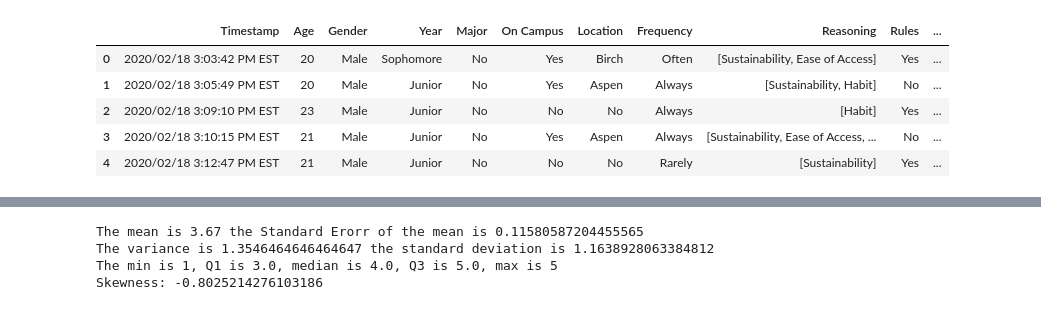
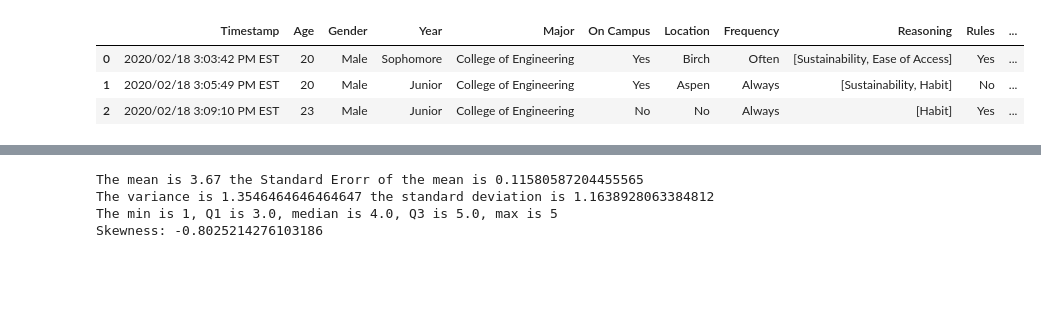
Before and after one commit to aalmeida9/362Project1, a Jupyter notebook: main.ipynb, the cells around one changed output, grey strips where cells are left out. Drawn from its saved outputs; the diff is of its cells as text; code cells hidden in the pictures; blank space fills up the shorter version.

Commit message:
replace majors with college fixed, I think

```diff
--- a/main.ipynb
+++ b/main.ipynb
@@ -12,25 +12,25 @@ df = df.iloc[0:100]
 # %%
 #data cleaning
 df.rename(columns = { 'How old are you?':'Age', 'What is your gender?':'Gender', 'What year are you?':'Year', 'What is your major?':'Major',
                      'Do you live on campus?':'On Campus', 'If you do live on campus, where do live?':'Location',
                      'How often do you recycle?':'Frequency', 'Why do you recycle?':'Reasoning',
                      'Are the recycling rules on campus clearly presented?':'Rules',
                      'If not, if the recycling rules were clearer would you be more likely to recycle?':'Likelihood',
                      'Do you look for the recycle symbol before recycling?':'Symbol', 'What items do you usually recycle?':'Items',
                      'Did the survey overall make you think about your own personal recycling methods and habits?':'Habits',
                      'Whats the best way to reach you for the prize draw? (Email, Phone, etc. )':'Prize'}, inplace = True)
 #print(df.columns)
 df.fillna('No', inplace=True)
 #dict.fromkeys(['Beer','Alcohol','Beverage','Drink'], 'Drink')
 #df['Major'].replace({'CIS', 'Computer Science' :'College of Engineering'}, inplace = True)
-df['Major'].replace(dict.fromkeys(['CIS', 'Computer Science'], 'College of Engineering'), inplace = True)
+df['Major'].replace(dict.fromkeys(['CIS', 'Computer Science', 'Computer science', 'Computer science'],
+                                  'College of Engineering'), inplace = True)
+df['Major'].replace(dict.fromkeys(['MIS', 'Accounting', 'Marketing'], 'College of Business'), inplace = True)
 
 #df['Major'] = df['Major'].map({'CIS':'College of Engineering'})
-df.head()
+df.head(3)
 # %% [output]
 |  | Timestamp | Age | Gender | Year | Major | On Campus | Location | Frequency | Reasoning | Rules | ... |
-| 0 | 2020/02/18 3:03:42 PM EST | 20 | Male | Sophomore | No | Yes | Birch | Often | [Sustainability, Ease of Access] | Yes | ... |
-| 1 | 2020/02/18 3:05:49 PM EST | 20 | Male | Junior | No | Yes | Aspen | Always | [Sustainability, Habit] | No | ... |
-| 2 | 2020/02/18 3:09:10 PM EST | 23 | Male | Junior | No | No | No | Always | [Habit] | Yes | ... |
-| 3 | 2020/02/18 3:10:15 PM EST | 21 | Male | Junior | No | Yes | Aspen | Always | [Sustainability, Ease of Access, ... | No | ... |
-| 4 | 2020/02/18 3:12:47 PM EST | 21 | Male | Junior | No | No | No | Rarely | [Sustainability] | Yes | ... |
+| 0 | 2020/02/18 3:03:42 PM EST | 20 | Male | Sophomore | College of Engineering | Yes | Birch | Often | [Sustainability, Ease of Access] | Yes | ... |
+| 1 | 2020/02/18 3:05:49 PM EST | 20 | Male | Junior | College of Engineering | Yes | Aspen | Always | [Sustainability, Habit] | No | ... |
+| 2 | 2020/02/18 3:09:10 PM EST | 23 | Male | Junior | College of Engineering | No | No | Always | [Habit] | Yes | ... |
```
Also changed, not shown: parts of 3 cells of this notebook.
